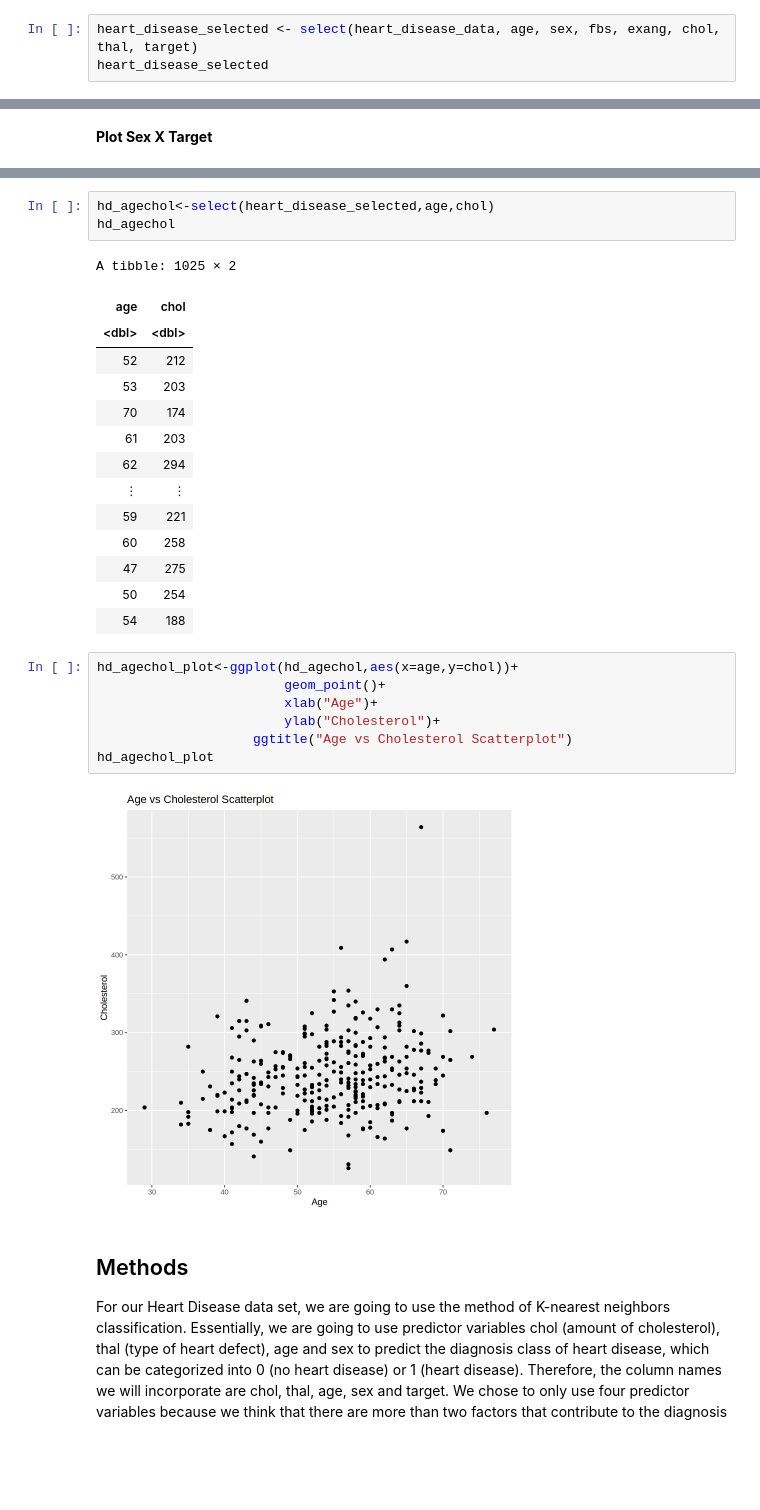
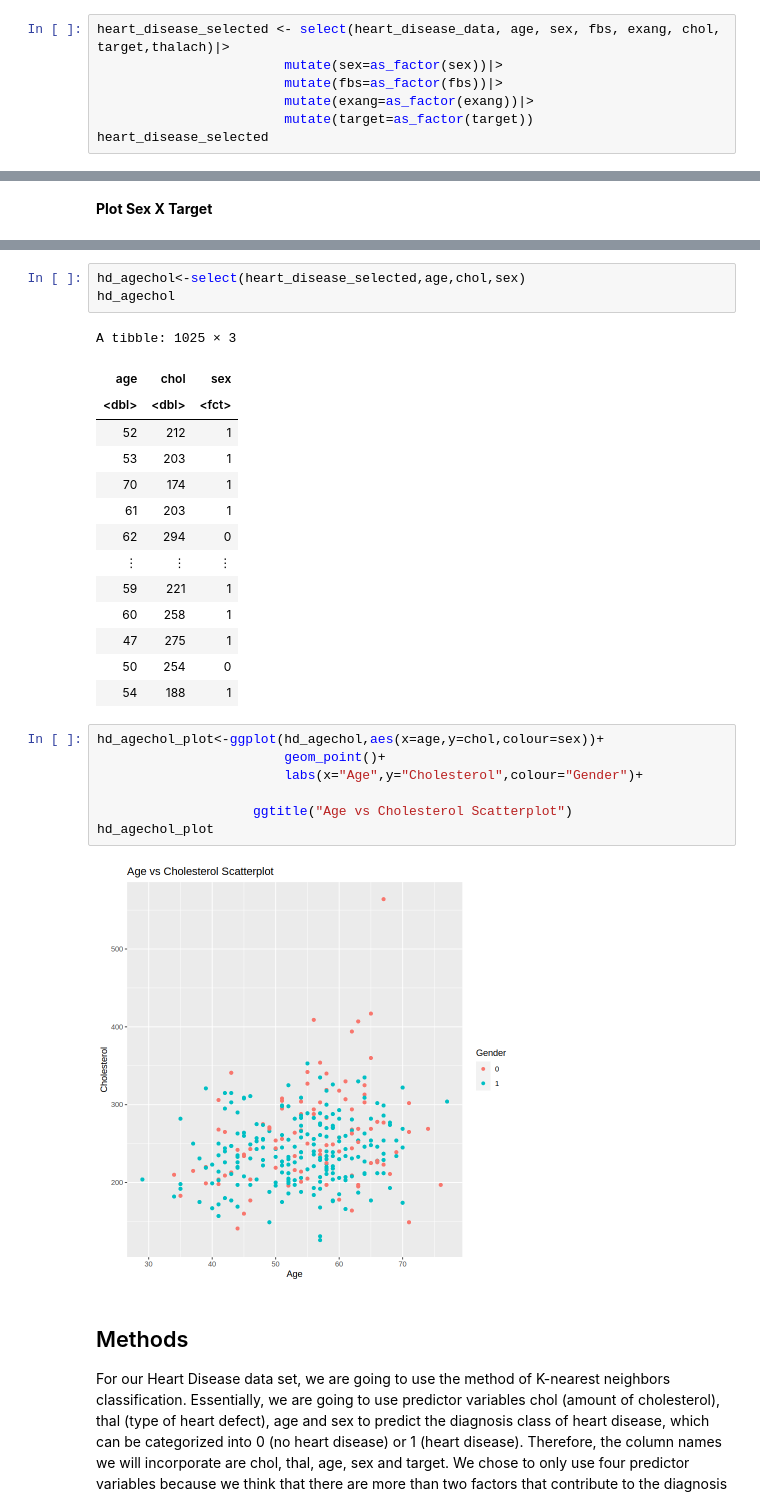
Before and after one commit to yma24ma/HeatDisease_kNNclassification, a Jupyter notebook: Group Project.ipynb, the cells around one changed output, grey strips where cells are left out. Cells and saved outputs as stored; diff of their text form; blank space fills up the shorter version.

Commit message:
clean data frame

```diff
--- a/Group Project.ipynb
+++ b/Group Project.ipynb
@@ -80,7 +80,11 @@ target: diagnosis of heart disease
 
 We will now be using the `select()` function to select the row that we will be using in this analysis and make it into one table.
 # %%
-heart_disease_selected <- select(heart_disease_data, age, sex, fbs, exang, chol, thal, target)
+heart_disease_selected <- select(heart_disease_data, age, sex, fbs, exang, chol, target,thalach)|>
+                        mutate(sex=as_factor(sex))|>
+                        mutate(fbs=as_factor(fbs))|>
+                        mutate(exang=as_factor(exang))|>
+                        mutate(target=as_factor(target))
 heart_disease_selected
 # %% [output]
 A tibble: 1025 × 7
@@ -140,30 +162,30 @@ A tibble: 2 × 2
 # %%
-hd_agechol<-select(heart_disease_selected,age,chol)
+hd_agechol<-select(heart_disease_selected,age,chol,sex)
 hd_agechol
 # %% [output]
-A tibble: 1025 × 2
+A tibble: 1025 × 3
-| age | chol |
-| <dbl> | <dbl> |
-| 52 | 212 |
-| 53 | 203 |
-| 70 | 174 |
-| 61 | 203 |
-| 62 | 294 |
-| ⋮ | ⋮ |
-| 59 | 221 |
-| 60 | 258 |
-| 47 | 275 |
-| 50 | 254 |
-| 54 | 188 |
+| age | chol | sex |
+| <dbl> | <dbl> | <fct> |
+| 52 | 212 | 1 |
+| 53 | 203 | 1 |
+| 70 | 174 | 1 |
+| 61 | 203 | 1 |
+| 62 | 294 | 0 |
+| ⋮ | ⋮ | ⋮ |
+| 59 | 221 | 1 |
+| 60 | 258 | 1 |
+| 47 | 275 | 1 |
+| 50 | 254 | 0 |
+| 54 | 188 | 1 |
 # %%
-hd_agechol_plot<-ggplot(hd_agechol,aes(x=age,y=chol))+
+hd_agechol_plot<-ggplot(hd_agechol,aes(x=age,y=chol,colour=sex))+
                         geom_point()+
-                        xlab("Age")+
-                        ylab("Cholesterol")+
+                        labs(x="Age",y="Cholesterol",colour="Gender")+
+
                     ggtitle("Age vs Cholesterol Scatterplot")
 hd_agechol_plot
 # %% [output]
-[figure, old version]
+[figure, new version]
 # %% [markdown]
 ## Methods
 For our Heart Disease data set, we are going to use the method of K-nearest neighbors classification. Essentially, we are going to use predictor variables chol (amount of cholesterol), thal (type of heart defect), age and sex to predict the diagnosis class of heart disease, which can be categorized into 0 (no heart disease) or 1 (heart disease). Therefore, the column names we will incorporate are chol, thal, age, sex and target. We chose to only use four predictor variables because we think that there are more than two factors that contribute to the diagnosis of heart disease. Since there are multivariables, we can avoid a 4D graph by using the facet_grid function to create a plot that has multiple subplots arranged in a grid.
```
Also changed, not shown: parts of 3 cells of this notebook.
